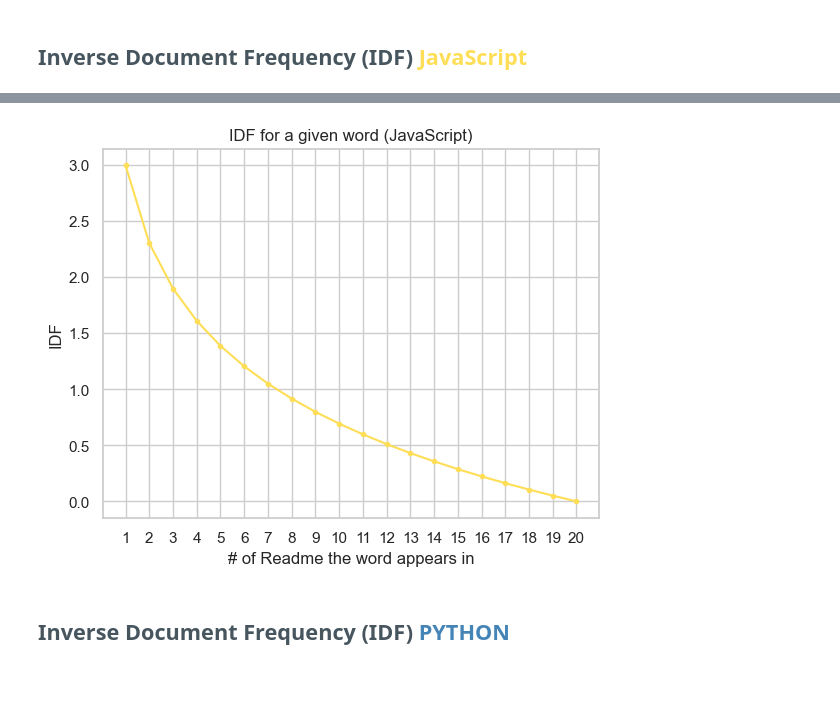
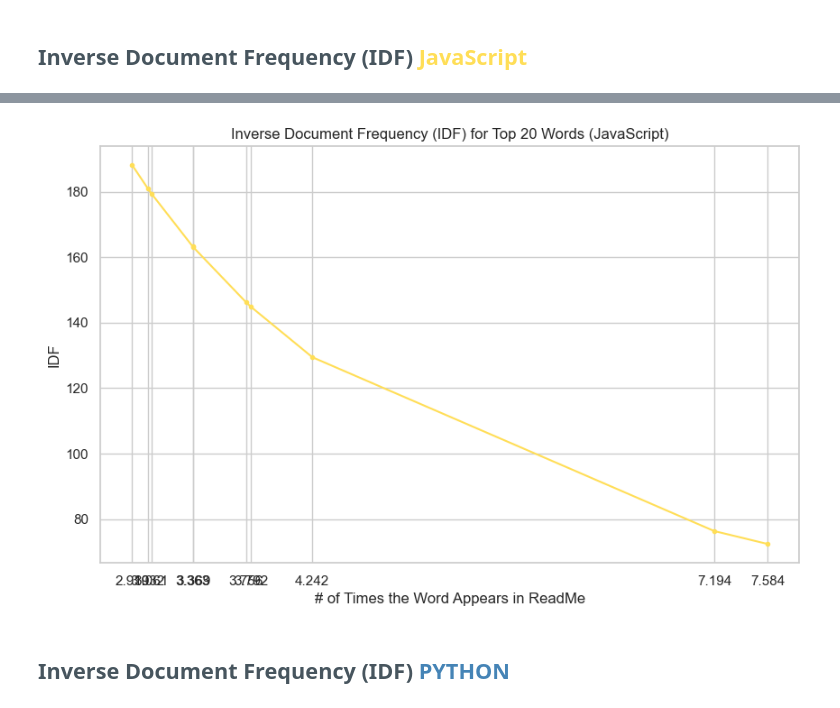
Before and after one commit to Science-of-the-Fork/nlp-project, a Jupyter notebook: Annie/annie_final_notebook.ipynb, the cells around one changed output, grey strips where cells are left out. Drawn from its saved outputs; the diff is of its cells as text; code cells hidden in the pictures; blank space fills up the shorter version.

```diff
--- a/Annie/annie_final_notebook.ipynb
+++ b/Annie/annie_final_notebook.ipynb
@@ -118,0 +75,6 @@ language_df.head(2)
+# %%
+language_df = w.read_py_js('full_py_and_js_data.csv')
+# %%
+language_df = language_df.drop(columns=['Unnamed: 0.1'], errors='ignore')
+language_df = language_df.drop(columns=['Unnamed: 0'], errors='ignore')
+language_df.rename(columns={'readme_content': 'original'}, inplace=True)
@@ -119,4 +87,4 @@ language_df.head(2)
 # %% [markdown]
 # <Span style= 'color: #48AAAD'>PREPARE
 # %%
-language_df['cleaned'] = language_df['readme_content'].apply(w.nlp_clean)
+language_df['cleaned'] = language_df['original'].apply(w.nlp_clean)
@@ -156,14 +107,3 @@ language_df.head(3).T
 # %%
-# Calculate the length of text in each row for different columns
-language_df['original_length'] = language_df['original'].apply(len)
-language_df['cleaned_length'] = language_df['cleaned'].apply(len)
-language_df['lemmatized_length'] = language_df['lemmatized'].apply(len)
-
-# Calculate the total length of all words for each column
-total_original_length = language_df['original_length'].sum()
-total_cleaned_length = language_df['cleaned_length'].sum()
-total_lemmatized_length = language_df['lemmatized_length'].sum()
-
-print(f"Total length of words in 'original' column: {total_original_length}")
-print(f"Total length of words in 'cleaned' column: {total_cleaned_length}")
-print(f"Total length of words in 'lemmatized' column: {total_lemmatized_length}")
+# Total number of words per column
+w.words_by_columns(language_df)
@@ -441,19 +525,22 @@ plt.show()
 # %%
-Js_words_lemmatized = 20
+# Extract the necessary data from js_statistics and limit to top 20 terms
+top_js_statistics = js_statistics.nlargest(10, 'Raw Count')
+x_js = top_js_statistics['Raw Count']
+y_js = 1 / top_js_statistics['Frequency']  # Calculate IDF
 
-x = np.arange(1, Js_words_lemmatized + 1)
-y = np.log(Js_words_lemmatized / x)
+# Create a scatter plot
+plt.figure(figsize=(10, 6))
+plt.plot(x_js, y_js, marker='.', color='#FFDE57')
 
-plt.plot(x, y, marker='.', color='#FFDE57')
+plt.xlabel('# of Times the Word Appears in ReadMe')
+plt.ylabel('IDF')
+plt.title('Inverse Document Frequency (IDF) for Top 20 Words (JavaScript)')
 
-plt.xticks(x)
-plt.xlabel('# of Readme the word appears in')
-plt.ylabel('IDF')
-plt.title('IDF for a given word (JavaScript)')
+plt.xticks(x_js)  # Set x-axis ticks to match the values in x_js
 
 plt.show()
 # %% [output]
-[figure, old version]
+[figure, new version]
 # %% [markdown]
 ## <span style = 'color:#47555E'> Inverse Document Frequency (IDF)  <span style = 'color: #4584B6'> PYTHON </span>
 # %%
```
Also changed, not shown: parts of 70 cells of this notebook.
